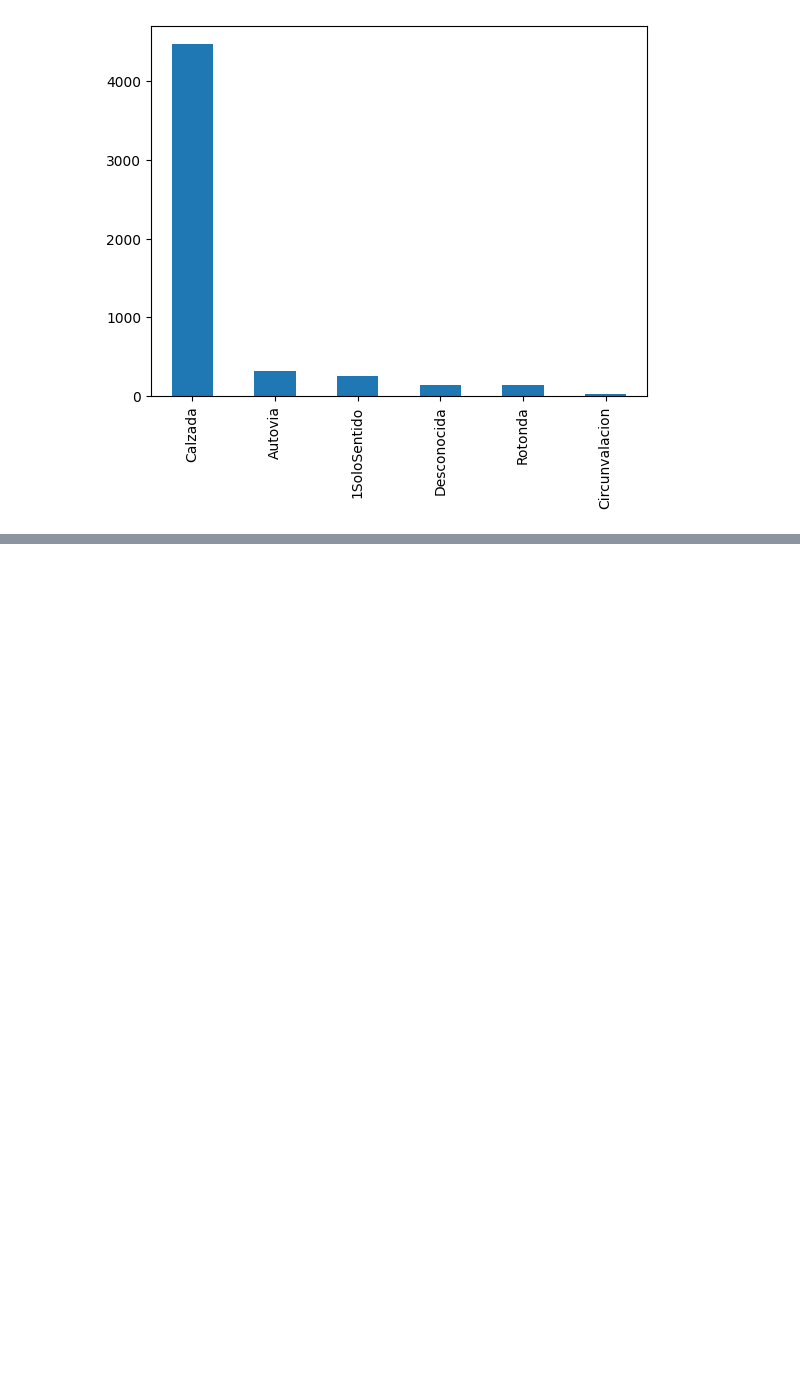
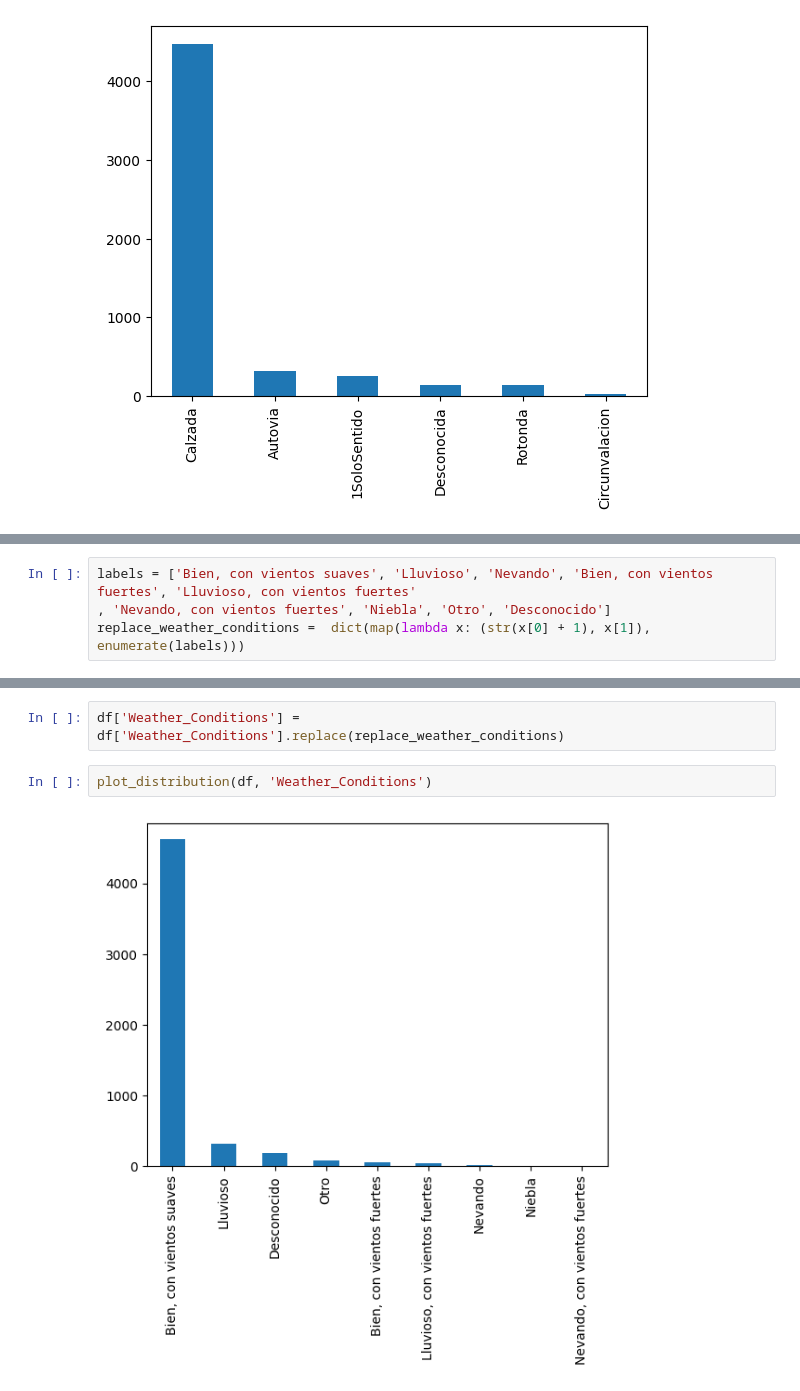
Before and after one commit to uniandes-data-wizards/laboratory-01, a Jupyter notebook: preprocessing_pipeline.ipynb, the cells around one changed output, grey strips where cells are left out. Drawn from its saved outputs; the diff is of its cells as text; blank space fills up the shorter version.

```diff
--- a/preprocessing_pipeline.ipynb
+++ b/preprocessing_pipeline.ipynb
@@ -231,0 +276,4 @@ plot_distribution(df, 'Accident_Severity')
+# %%
+labels = ['Bien, con vientos suaves', 'Lluvioso', 'Nevando', 'Bien, con vientos fuertes', 'Lluvioso, con vientos fuertes'
+, 'Nevando, con vientos fuertes', 'Niebla', 'Otro', 'Desconocido']
+replace_weather_conditions =  dict(map(lambda x: (str(x[0] + 1), x[1]), enumerate(labels)))
@@ -231,0 +292,6 @@ plot_distribution(df, 'Accident_Severity')
+# %%
+df['Weather_Conditions'] = df['Weather_Conditions'].replace(replace_weather_conditions)
+# %%
+plot_distribution(df, 'Weather_Conditions')
+# %% [output]
+[figure, added]
```
Also changed, not shown: parts of 76 cells of this notebook, 3 other files.
